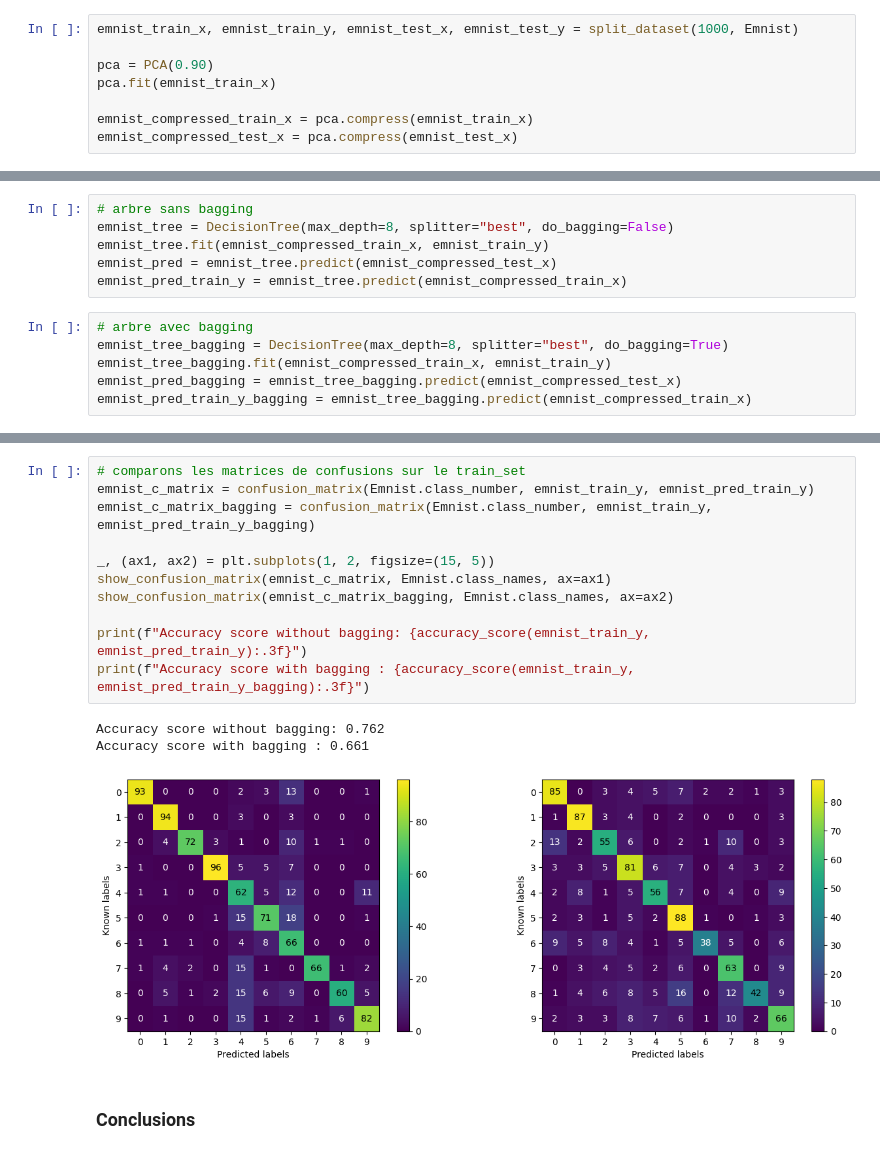
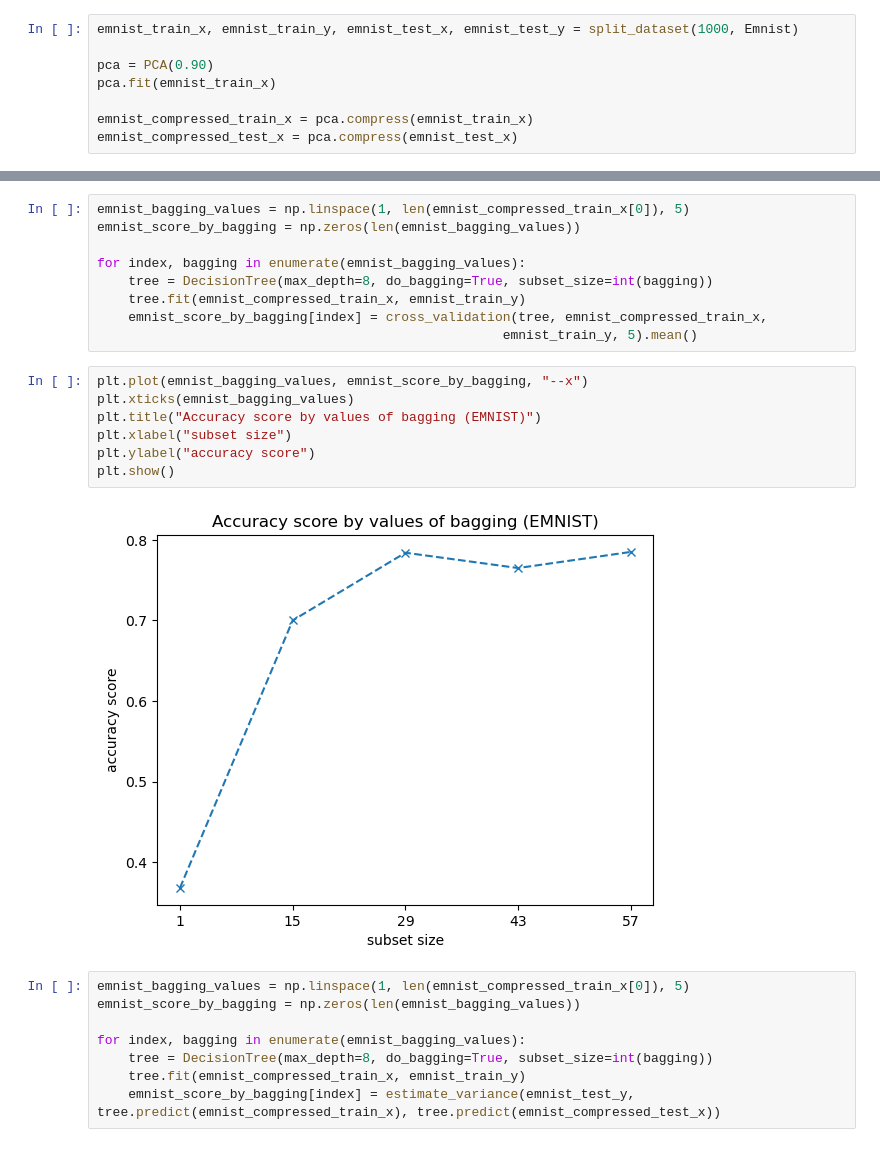
Before and after one commit to desfreng/IAS-Random-Forest, a Jupyter notebook: docs/Bagging.ipynb, the cells around one changed output, grey strips where cells are left out. Saved outputs shown, nothing was run; the diff lists cells and outputs as text.

Commit message:
add variance estimation and doc for bagging

```diff
--- a/docs/Bagging.ipynb
+++ b/docs/Bagging.ipynb
@@ -66,12 +33,0 @@ Sur des dataset simplistes, aucune différence notable n'est à signaler.
-# %%
-# arbre sans bagging
-emnist_tree = DecisionTree(max_depth=8, splitter="best", do_bagging=False)
-emnist_tree.fit(emnist_compressed_train_x, emnist_train_y)
-emnist_pred = emnist_tree.predict(emnist_compressed_test_x)
-emnist_pred_train_y = emnist_tree.predict(emnist_compressed_train_x)
-# %%
-# arbre avec bagging
-emnist_tree_bagging = DecisionTree(max_depth=8, splitter="best", do_bagging=True)
-emnist_tree_bagging.fit(emnist_compressed_train_x, emnist_train_y)
-emnist_pred_bagging = emnist_tree_bagging.predict(emnist_compressed_test_x)
-emnist_pred_train_y_bagging = emnist_tree_bagging.predict(emnist_compressed_train_x)
@@ -93,17 +34,26 @@ Accuracy score with bagging : 0.447
-# %%
-# comparons les matrices de confusions sur le train_set
-emnist_c_matrix = confusion_matrix(Emnist.class_number, emnist_train_y, emnist_pred_train_y)
-emnist_c_matrix_bagging = confusion_matrix(Emnist.class_number, emnist_train_y, emnist_pred_train_y_bagging)
-
-_, (ax1, ax2) = plt.subplots(1, 2, figsize=(15, 5))
-show_confusion_matrix(emnist_c_matrix, Emnist.class_names, ax=ax1)
-show_confusion_matrix(emnist_c_matrix_bagging, Emnist.class_names, ax=ax2)
-
-print(f"Accuracy score without bagging: {accuracy_score(emnist_train_y, emnist_pred_train_y):.3f}")
-print(f"Accuracy score with bagging : {accuracy_score(emnist_train_y, emnist_pred_train_y_bagging):.3f}")
-# %% [output]
-Accuracy score without bagging: 0.762
-Accuracy score with bagging : 0.661
-[figure, removed]
-# %% [markdown]
-### Conclusions
+# %%
+emnist_bagging_values = np.linspace(1, len(emnist_compressed_train_x[0]), 5)
+emnist_score_by_bagging = np.zeros(len(emnist_bagging_values))
+
+for index, bagging in enumerate(emnist_bagging_values):
+    tree = DecisionTree(max_depth=8, do_bagging=True, subset_size=int(bagging))
+    tree.fit(emnist_compressed_train_x, emnist_train_y)
+    emnist_score_by_bagging[index] = cross_validation(tree, emnist_compressed_train_x,
+                                                    emnist_train_y, 5).mean()
+# %%
+plt.plot(emnist_bagging_values, emnist_score_by_bagging, "--x")
+plt.xticks(emnist_bagging_values)
+plt.title("Accuracy score by values of bagging (EMNIST)")
+plt.xlabel("subset size")
+plt.ylabel("accuracy score")
+plt.show()
+# %% [output]
+[figure, added]
+# %%
+emnist_bagging_values = np.linspace(1, len(emnist_compressed_train_x[0]), 5)
+emnist_score_by_bagging = np.zeros(len(emnist_bagging_values))
+
+for index, bagging in enumerate(emnist_bagging_values):
+    tree = DecisionTree(max_depth=8, do_bagging=True, subset_size=int(bagging))
+    tree.fit(emnist_compressed_train_x, emnist_train_y)
+    emnist_score_by_bagging[index] = estimate_variance(emnist_test_y, tree.predict(emnist_compressed_train_x), tree.predict(emnist_compressed_test_x))
```
Also changed, not shown: parts of 12 cells of this notebook, 1 other file.
